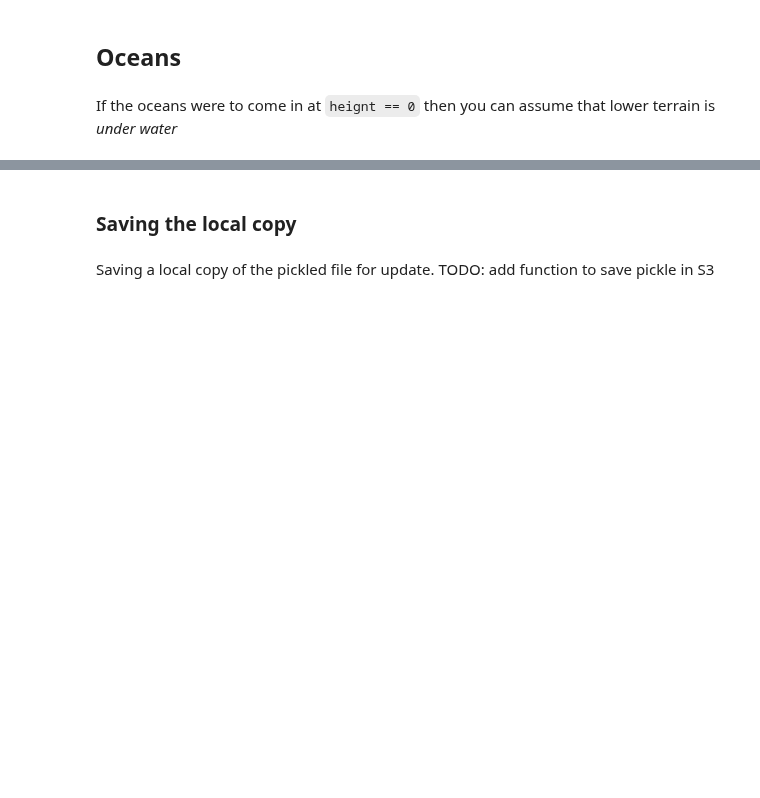
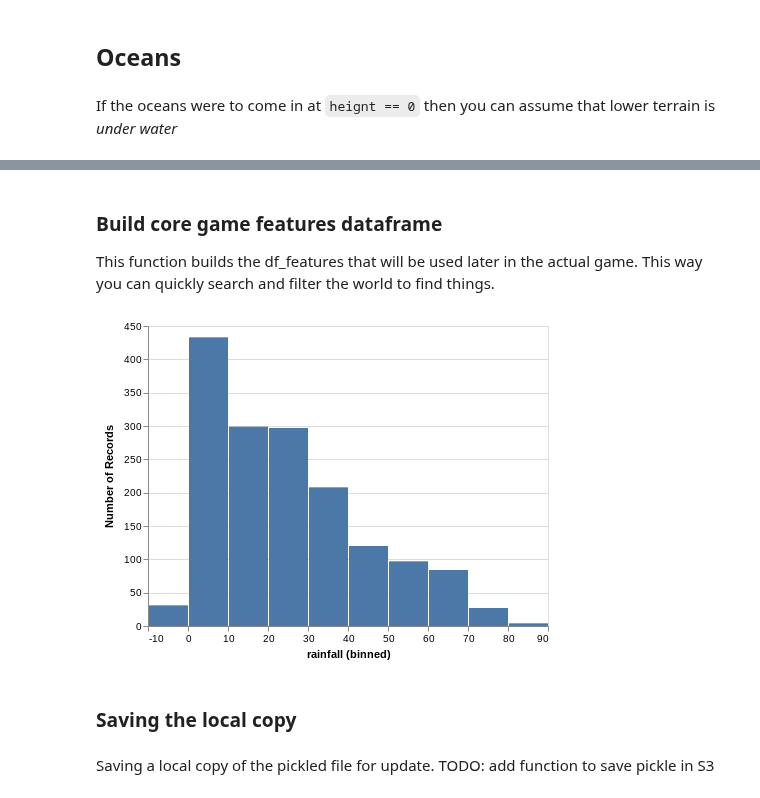
Before and after one commit to BillmanH/dsadventure, a Jupyter notebook: notebooks/1 Geology and Terrain.ipynb, the cells around one changed output, grey strips where cells are left out. Saved outputs shown, nothing was run; the diff lists cells and outputs as text; code cells hidden in the pictures; blank space fills up the shorter version.

```diff
--- a/notebooks/1 Geology and Terrain.ipynb
+++ b/notebooks/1 Geology and Terrain.ipynb
@@ -114,0 +115,3 @@ draw.drawRainFall(world.grid_rainfall)
+# %% [markdown]
+### Build core game features dataframe
+This function builds the df_features that will be used later in the actual game. This way you can quickly search and filter the world to find things.
@@ -114,0 +120,7 @@ draw.drawRainFall(world.grid_rainfall)
+# %%
+alt.Chart(world.df_features).mark_bar().encode(
+    alt.X("rainfall", bin=True),
+    y='count()',
+)
+# %% [output]
+[figure, added]
```
Also changed, not shown: parts of 11 cells of this notebook, 2 other files.
